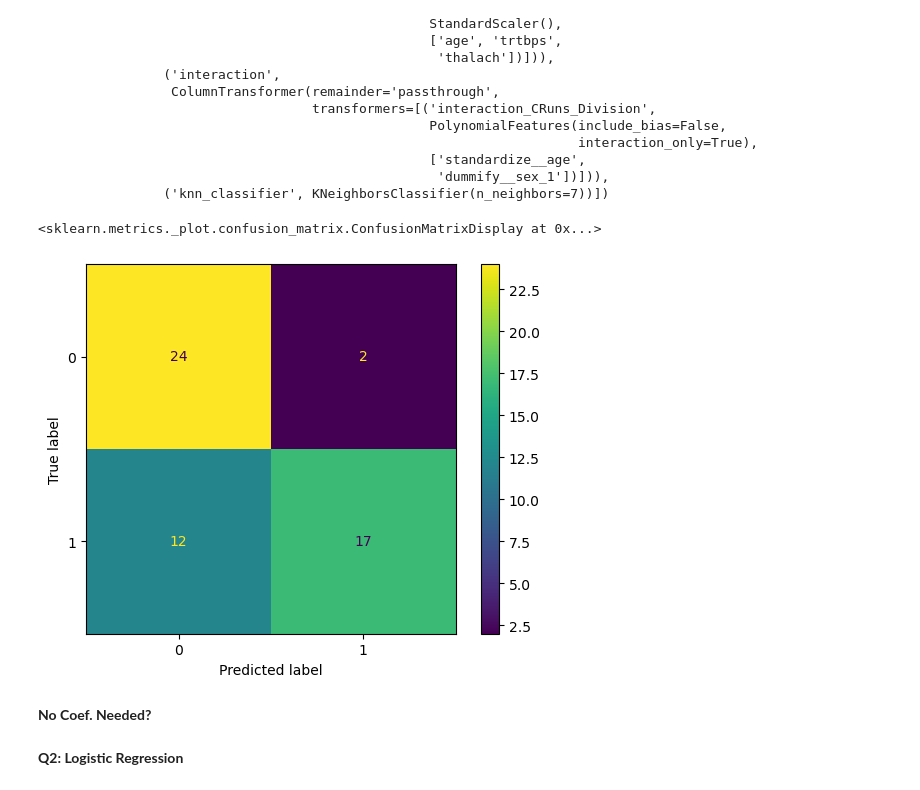
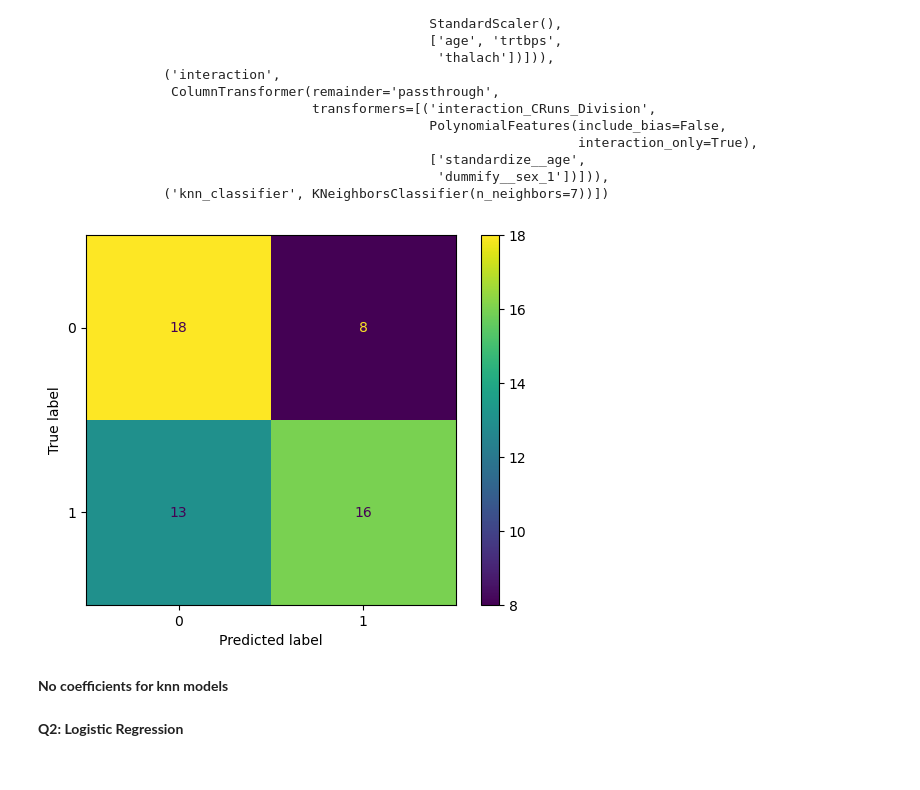
Before and after one commit to BLauf/GSB-544, a Jupyter notebook: labs/lab07/lab_07.ipynb, the cells around one changed output. Cells and saved outputs as stored; diff of their text form; code cells hidden in the pictures.

```diff
--- a/labs/lab07/lab_07.ipynb
+++ b/labs/lab07/lab_07.ipynb
@@ -119,7 +120,7 @@ For each model included below, they were tuned n_neighbors and then optimized ac
 X_train, X_test, y_train, y_test = train_test_split(X, y, test_size=0.2, random_state=42)
 
 #fit data using final model
-knn_pipeline.fit(X, y)
+knn_pipeline.fit(X_train, y_train)
 # %% [output]
 Pipeline(steps=[('preprocessing',
                  ColumnTransformer(transformers=[('dummify',
@@ -141,20 +142,22 @@ Pipeline(steps=[('preprocessing',
 # %%
 #get confusion matrix
 
 # predict y's on X_test
 y_pred = knn_pipeline.predict(X_test)
 
 # generate confusion matrix
 cm = confusion_matrix(y_test, y_pred)
 
 # Display the confusion matrix
-disp = ConfusionMatrixDisplay(confusion_matrix=cm, display_labels=knn_pipeline.named_steps['knn_classifier'].classes_)
-disp.plot()
+knn_cm = ConfusionMatrixDisplay(confusion_matrix=cm, display_labels=knn_pipeline.named_steps['knn_classifier'].classes_)
+knn_cm.plot()
+
+# extract all the values from the confusion matrix
+tn_knn, fp_knn, fn_knn, tp_knn = cm.ravel()
 # %% [output]
-<sklearn.metrics._plot.confusion_matrix.ConfusionMatrixDisplay at 0x...>
-[figure, old version]
+[figure, new version]
-# %% [markdown]
-**No Coef. Needed?**
+# %% [markdown]
+**No coefficients for knn models**
 # %% [markdown]
 **Q2: Logistic Regression**
 # %%
```
Also changed, not shown: parts of 63 cells of this notebook, 1 other file.
